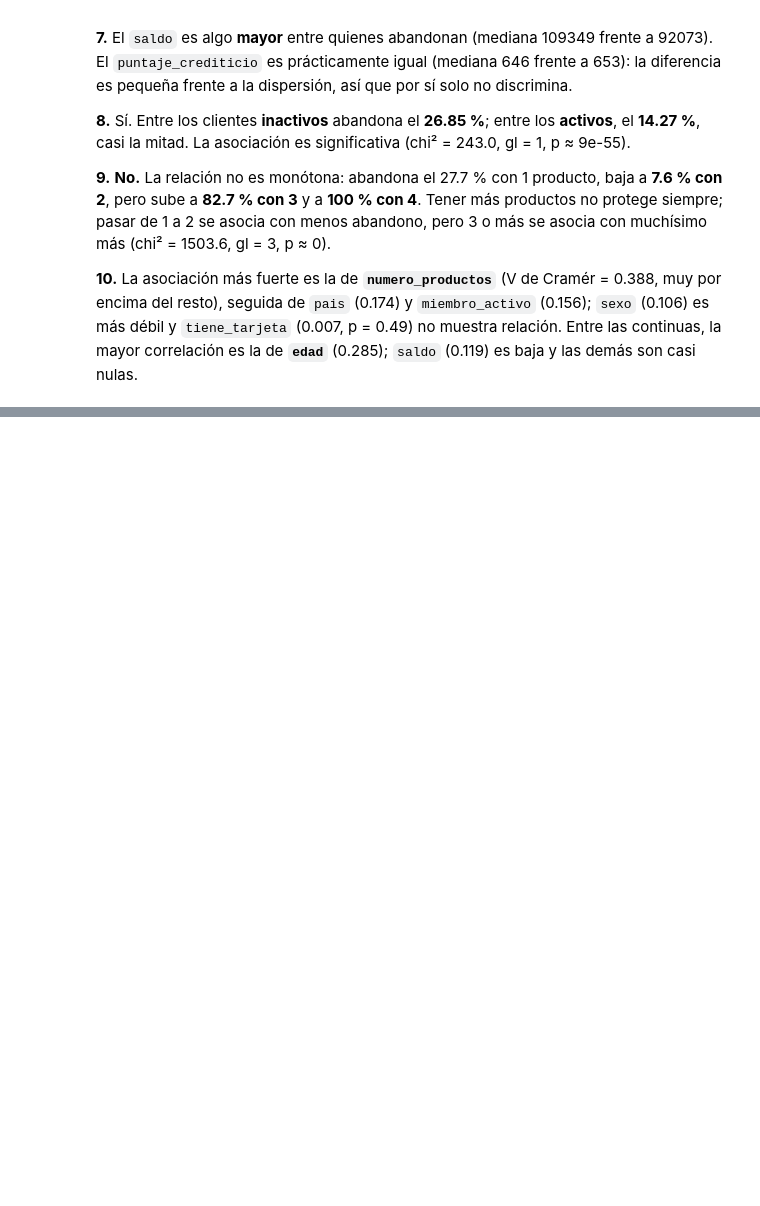
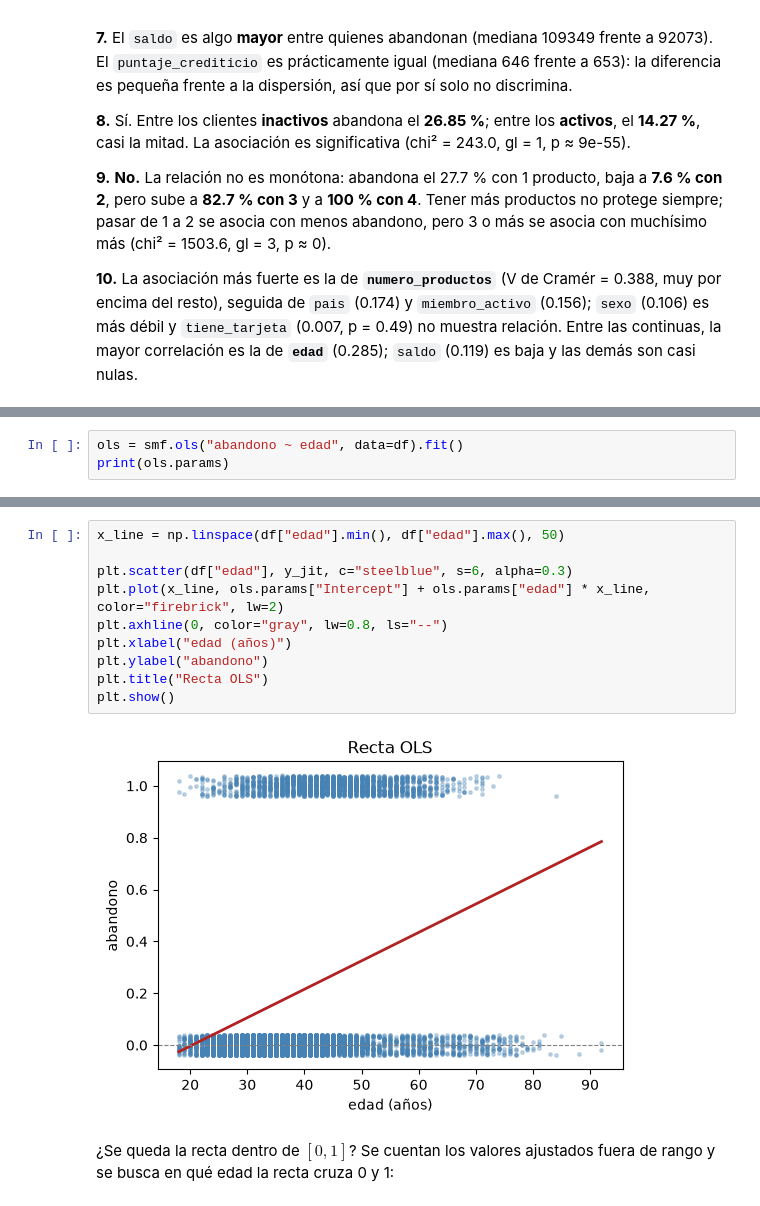
Before and after one commit to MrTamayo-1/Taller_Abandono_Producto_Financiero_Tamayo_Ruano_Reyes, a Jupyter notebook: Taller_Abandono_Producto_Financiero_Tamayo_Ruano_Reyes.ipynb, the cells around one changed output, grey strips where cells are left out. Drawn from its saved outputs; the diff is of its cells as text; blank space fills up the shorter version.

Commit message:
Punto 4: de la recta al logit

```diff
--- a/Taller_Abandono_Producto_Financiero_Tamayo_Ruano_Reyes.ipynb
+++ b/Taller_Abandono_Producto_Financiero_Tamayo_Ruano_Reyes.ipynb
@@ -363,0 +381,3 @@ tiene_tarjeta: chi2 = 0.5 · gl = 1 · p = 0.492
+# %%
+ols = smf.ols("abandono ~ edad", data=df).fit()
+print(ols.params)
@@ -363,0 +408,14 @@ tiene_tarjeta: chi2 = 0.5 · gl = 1 · p = 0.492
+# %%
+x_line = np.linspace(df["edad"].min(), df["edad"].max(), 50)
+
+plt.scatter(df["edad"], y_jit, c="steelblue", s=6, alpha=0.3)
+plt.plot(x_line, ols.params["Intercept"] + ols.params["edad"] * x_line, color="firebrick", lw=2)
+plt.axhline(0, color="gray", lw=0.8, ls="--")
+plt.xlabel("edad (años)")
+plt.ylabel("abandono")
+plt.title("Recta OLS")
+plt.show()
+# %% [output]
+[figure, added]
+# %% [markdown]
+¿Se queda la recta dentro de $[0,1]$? Se cuentan los valores ajustados fuera de rango y se busca en qué edad la recta cruza 0 y 1:
```
Also changed, not shown: parts of 15 cells of this notebook.
